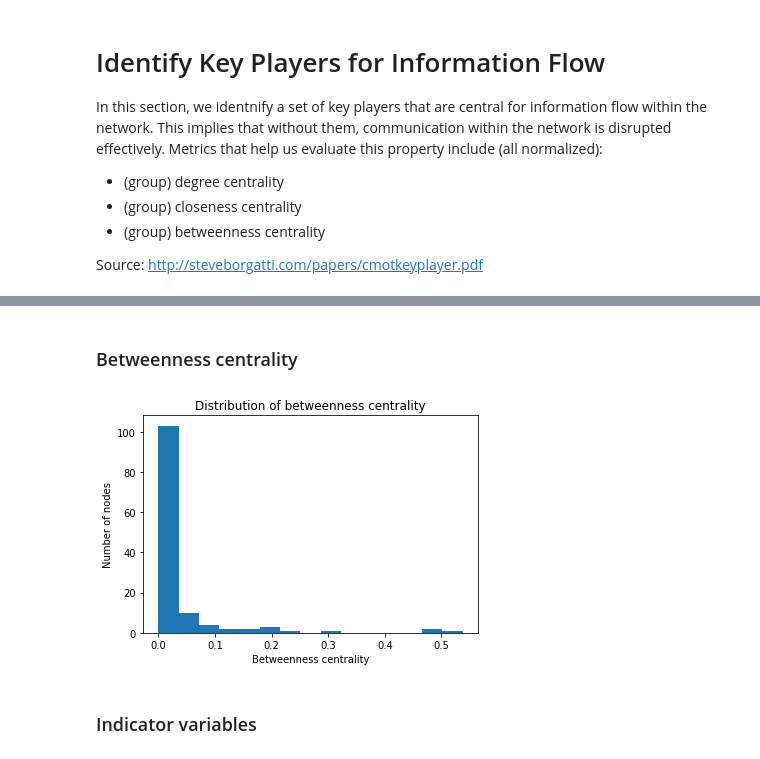
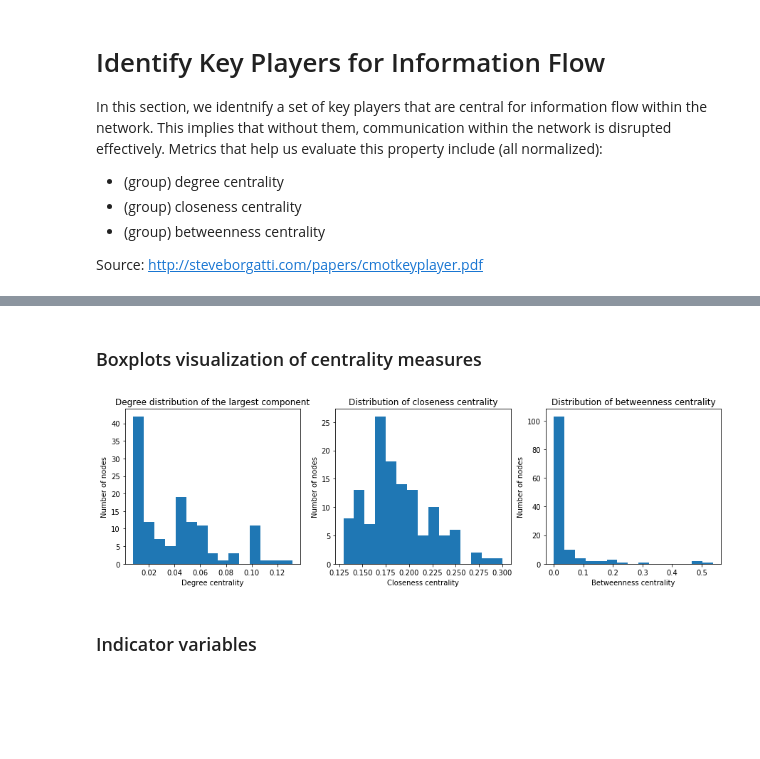
Before and after one commit to Kakavand/EPFL-antiterrorAssignment, a Jupyter notebook: project/give_names_tonodes.ipynb, the cells around one changed output, grey strips where cells are left out. Cells and saved outputs as stored; diff of their text form; code cells hidden in the pictures; blank space fills up the shorter version.

```diff
--- a/project/give_names_tonodes.ipynb
+++ b/project/give_names_tonodes.ipynb
@@ -360,11 +338,0 @@ plt.show()
-# %% [markdown]
-### Betweenness centrality
-# %%
-between = np.array(list(nx.betweenness_centrality(G).values()))
-plt.hist(between, bins=15)
-plt.xlabel("Betweenness centrality")
-plt.ylabel("Number of nodes")
-plt.title("Distribution of betweenness centrality")
-plt.show()
-# %% [output]
-[figure, removed]
@@ -371,3 +351,28 @@ plt.show()
+# %% [markdown]
+### Boxplots visualization of centrality measures
+# %%
+fig = plt.figure(figsize=(15,4))
+
+ax1 = fig.add_subplot(131)
+ax1.hist(degrees, bins=15)
+ax1.set_xlabel("Degree centrality")
+ax1.set_ylabel("Number of nodes")
+ax1.set_title("Degree distribution of the largest component")
+
+ax2 = fig.add_subplot(132)
+ax2.hist(closeness, bins=15)
+ax2.set_xlabel("Closeness centrality")
+ax2.set_ylabel("Number of nodes")
+ax2.set_title("Distribution of closeness centrality")
+
+ax3 = fig.add_subplot(133)
+ax3.hist(between, bins=15)
+ax3.set_xlabel("Betweenness centrality")
+ax3.set_ylabel("Number of nodes")
+ax3.set_title("Distribution of betweenness centrality")
+plt.show()
+# %% [output]
+[figure, added]
 # %% [markdown]
 ### Indicator variables
 # %%
```
Also changed, not shown: parts of 9 cells of this notebook.
